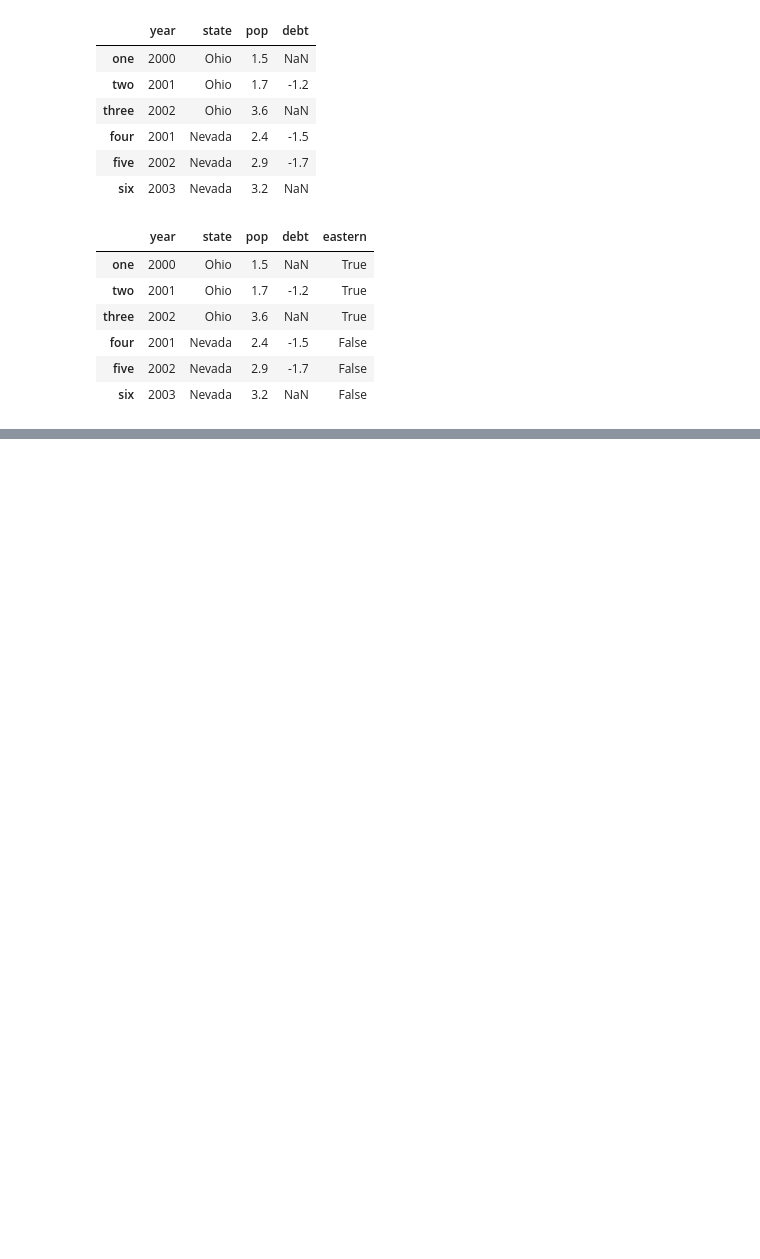
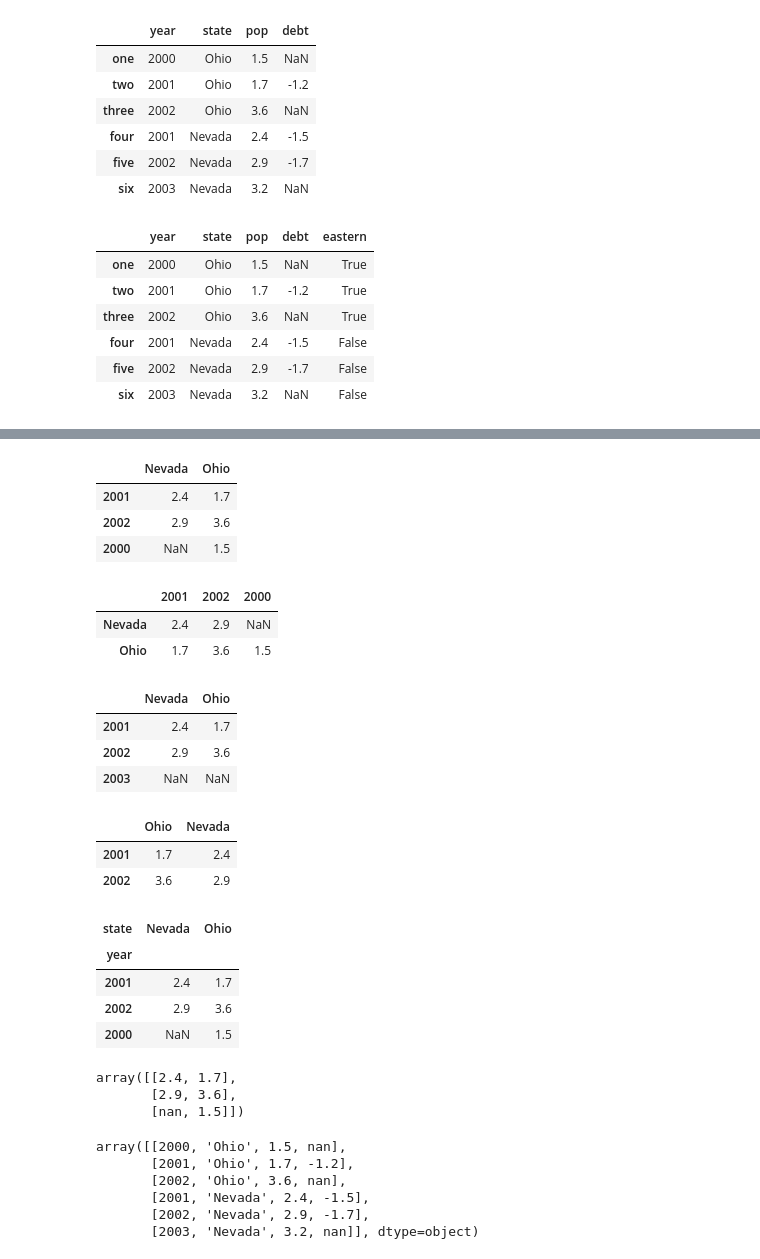
Before and after one commit to lishenjian1996/Programming-Study, a Jupyter notebook: Applied_Data_Science_with_Python/Introduction to Data Science in Python/week4/Practice.ipynb, the cells around one changed output, grey strips where cells are left out. Drawn from its saved outputs; the diff is of its cells as text; code cells hidden in the pictures; blank space fills up the shorter version.

```diff
--- a/Applied_Data_Science_with_Python/Introduction to Data Science in Python/week4/Practice.ipynb
+++ b/Applied_Data_Science_with_Python/Introduction to Data Science in Python/week4/Practice.ipynb
@@ -420,0 +424,57 @@ KeyError: 'eastern'
+# %%
+pop = {'Nevada': {2001: 2.4, 2002: 2.9},
+       'Ohio': {2000: 1.5, 2001: 1.7, 2002: 3.6}}
+# %%
+frame3 = pd.DataFrame(pop)
+frame3
+# %% [output]
+|  | Nevada | Ohio |
+| 2001 | 2.4 | 1.7 |
+| 2002 | 2.9 | 3.6 |
+| 2000 | NaN | 1.5 |
+# %%
+frame3.T
+# %% [output]
+|  | 2001 | 2002 | 2000 |
+| Nevada | 2.4 | 2.9 | NaN |
+| Ohio | 1.7 | 3.6 | 1.5 |
+# %%
+pd.DataFrame(pop, index=[2001, 2002, 2003])
+# %% [output]
+|  | Nevada | Ohio |
+| 2001 | 2.4 | 1.7 |
+| 2002 | 2.9 | 3.6 |
+| 2003 | NaN | NaN |
+# %%
+pdata = {'Ohio': frame3['Ohio'][:-1],
+         'Nevada': frame3['Nevada'][:2]}
+
+pd.DataFrame(pdata)
+# %% [output]
+|  | Ohio | Nevada |
+| 2001 | 1.7 | 2.4 |
+| 2002 | 3.6 | 2.9 |
+# %%
+frame3.index.name = 'year'; frame3.columns.name = 'state'
+frame3
+# %% [output]
+| state | Nevada | Ohio |
+| year |  |  |
+| 2001 | 2.4 | 1.7 |
+| 2002 | 2.9 | 3.6 |
+| 2000 | NaN | 1.5 |
+# %%
+frame3.values
+# %% [output]
+array([[2.4, 1.7],
+       [2.9, 3.6],
+       [nan, 1.5]])
+# %%
+frame2.values
+# %% [output]
+array([[2000, 'Ohio', 1.5, nan],
+       [2001, 'Ohio', 1.7, -1.2],
+       [2002, 'Ohio', 3.6, nan],
+       [2001, 'Nevada', 2.4, -1.5],
+       [2002, 'Nevada', 2.9, -1.7],
+       [2003, 'Nevada', 3.2, nan]], dtype=object)
```
Also changed, not shown: parts of 15 cells of this notebook.
